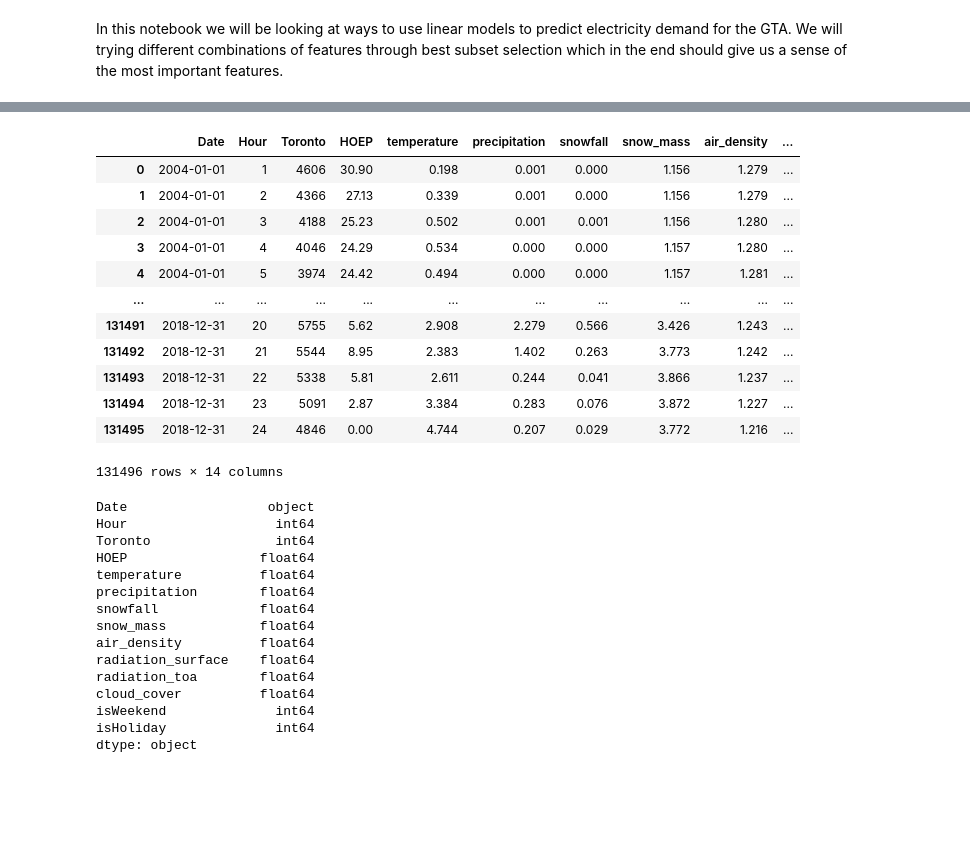
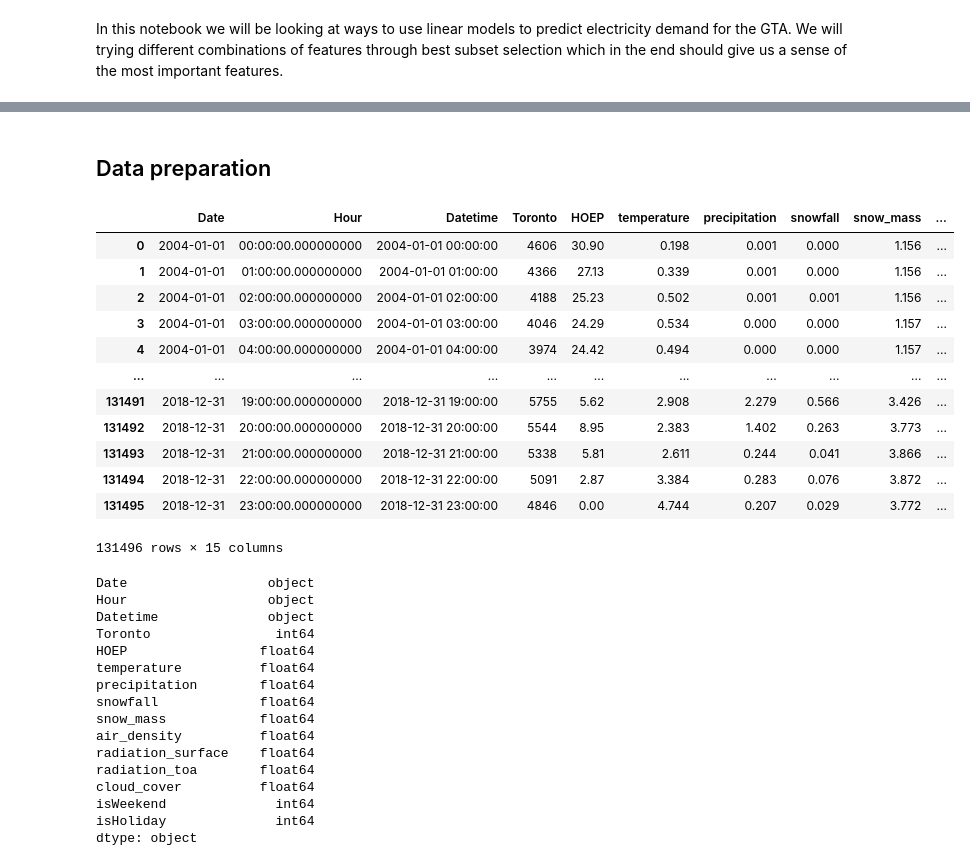
Before and after one commit to cesare-spinoso/project_432, a Jupyter notebook: Linear_models.ipynb, the cells around one changed output, grey strips where cells are left out. Saved outputs shown, nothing was run; the diff lists cells and outputs as text; code cells hidden in the pictures; blank space fills up the shorter version.

```diff
--- a/Linear_models.ipynb
+++ b/Linear_models.ipynb
@@ -18,27 +84,31 @@ import gc
+# %% [markdown]
+## Data preparation
 # %%
 # Load the data (Also removing columns that contain repetitive information)
-data = pd.read_csv("MergedDataset.csv", delimiter = ",").drop(['time', 'local_time'], axis=1)
+# This is the data set AFTER outliers have been handled
+data = pd.read_csv("MergedDataset.csv", delimiter = ",", index_col=0)
 data
 # %% [output]
-|  | Date | Hour | Toronto | HOEP | temperature | precipitation | snowfall | snow_mass | air_density | ... |
-| 0 | 2004-01-01 | 1 | 4606 | 30.90 | 0.198 | 0.001 | 0.000 | 1.156 | 1.279 | ... |
-| 1 | 2004-01-01 | 2 | 4366 | 27.13 | 0.339 | 0.001 | 0.000 | 1.156 | 1.279 | ... |
-| 2 | 2004-01-01 | 3 | 4188 | 25.23 | 0.502 | 0.001 | 0.001 | 1.156 | 1.280 | ... |
-| 3 | 2004-01-01 | 4 | 4046 | 24.29 | 0.534 | 0.000 | 0.000 | 1.157 | 1.280 | ... |
-| 4 | 2004-01-01 | 5 | 3974 | 24.42 | 0.494 | 0.000 | 0.000 | 1.157 | 1.281 | ... |
+|  | Date | Hour | Datetime | Toronto | HOEP | temperature | precipitation | snowfall | snow_mass | ... |
+| 0 | 2004-01-01 | 00:00:00.000000000 | 2004-01-01 00:00:00 | 4606 | 30.90 | 0.198 | 0.001 | 0.000 | 1.156 | ... |
+| 1 | 2004-01-01 | 01:00:00.000000000 | 2004-01-01 01:00:00 | 4366 | 27.13 | 0.339 | 0.001 | 0.000 | 1.156 | ... |
+| 2 | 2004-01-01 | 02:00:00.000000000 | 2004-01-01 02:00:00 | 4188 | 25.23 | 0.502 | 0.001 | 0.001 | 1.156 | ... |
+| 3 | 2004-01-01 | 03:00:00.000000000 | 2004-01-01 03:00:00 | 4046 | 24.29 | 0.534 | 0.000 | 0.000 | 1.157 | ... |
+| 4 | 2004-01-01 | 04:00:00.000000000 | 2004-01-01 04:00:00 | 3974 | 24.42 | 0.494 | 0.000 | 0.000 | 1.157 | ... |
 | ... | ... | ... | ... | ... | ... | ... | ... | ... | ... | ... |
-| 131491 | 2018-12-31 | 20 | 5755 | 5.62 | 2.908 | 2.279 | 0.566 | 3.426 | 1.243 | ... |
-| 131492 | 2018-12-31 | 21 | 5544 | 8.95 | 2.383 | 1.402 | 0.263 | 3.773 | 1.242 | ... |
-| 131493 | 2018-12-31 | 22 | 5338 | 5.81 | 2.611 | 0.244 | 0.041 | 3.866 | 1.237 | ... |
-| 131494 | 2018-12-31 | 23 | 5091 | 2.87 | 3.384 | 0.283 | 0.076 | 3.872 | 1.227 | ... |
-| 131495 | 2018-12-31 | 24 | 4846 | 0.00 | 4.744 | 0.207 | 0.029 | 3.772 | 1.216 | ... |
+| 131491 | 2018-12-31 | 19:00:00.000000000 | 2018-12-31 19:00:00 | 5755 | 5.62 | 2.908 | 2.279 | 0.566 | 3.426 | ... |
+| 131492 | 2018-12-31 | 20:00:00.000000000 | 2018-12-31 20:00:00 | 5544 | 8.95 | 2.383 | 1.402 | 0.263 | 3.773 | ... |
+| 131493 | 2018-12-31 | 21:00:00.000000000 | 2018-12-31 21:00:00 | 5338 | 5.81 | 2.611 | 0.244 | 0.041 | 3.866 | ... |
+| 131494 | 2018-12-31 | 22:00:00.000000000 | 2018-12-31 22:00:00 | 5091 | 2.87 | 3.384 | 0.283 | 0.076 | 3.872 | ... |
+| 131495 | 2018-12-31 | 23:00:00.000000000 | 2018-12-31 23:00:00 | 4846 | 0.00 | 4.744 | 0.207 | 0.029 | 3.772 | ... |
-131496 rows × 14 columns
+131496 rows × 15 columns
 # %%
 #Checking the types of each column of our loaded data.
 data.dtypes
 # %% [output]
 Date                  object
-Hour                   int64
+Hour                  object
+Datetime              object
 Toronto                int64
 HOEP                 float64
 temperature          float64
```
Also changed, not shown: parts of 115 cells of this notebook.
